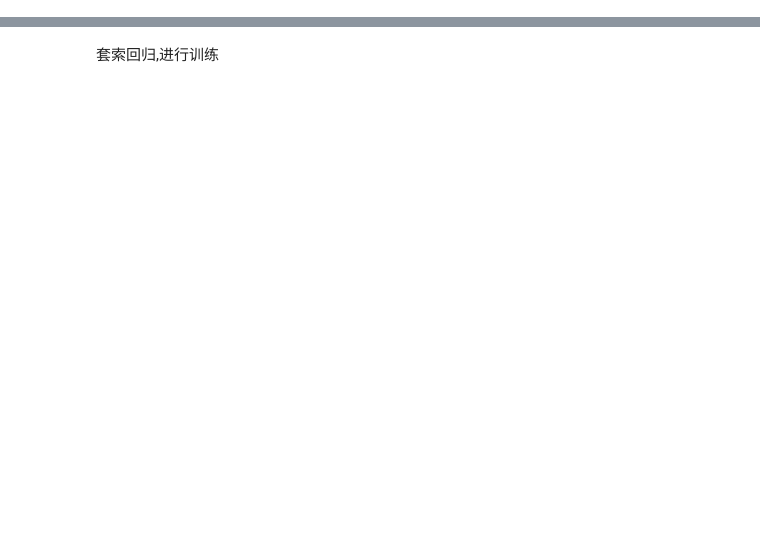
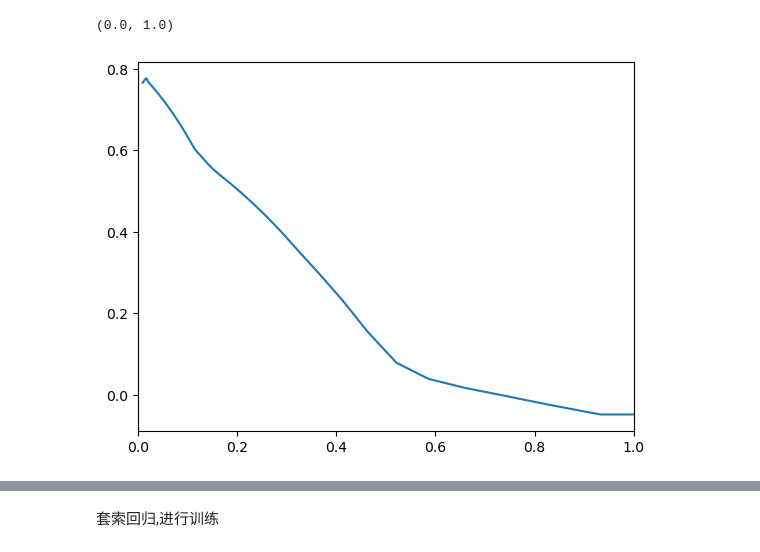
Before and after one commit to mrbomrwu/data-analysis, a Jupyter notebook: Pregame simulation/lasso-K.ipynb, the cells around one changed output, grey strips where cells are left out. Drawn from its saved outputs; the diff is of its cells as text; code cells hidden in the pictures; blank space fills up the shorter version.

```diff
--- a/Pregame simulation/lasso-K.ipynb
+++ b/Pregame simulation/lasso-K.ipynb
@@ -15,14 +16,29 @@ df = pd.read_excel(file_path, sheet_name='Sheet1')  # 从Excel文件中加载数
 
 # 将空值赋值为0
 df = df.fillna(0)
+# df = df.drop(['氧化镁(MgO)', '氧化锡(SnO2)'], axis=1)
 # 提取特征矩阵X（去除第一列和最后一列）
 X = df.iloc[:, 1:-1].values
-
-# # 提取标签y（最后一列）
-# y = df.iloc[:, -1].values
 
 # 归一化特征矩阵X
 scaler = MinMaxScaler()
 X_normalized = scaler.fit_transform(X)
 # 提取标签y（最后一列）
-y = np.array([math.fsum(list(value)) for value in X_normalized])
+y = df.iloc[:, -1].values
+
+X_train, X_test, y_train, y_test = train_test_split(X_normalized, y, test_size=0.3)
+# %%
+r2, coefs = [], []
+alpha_range = np.logspace(-2, 3, 100)
+
+for a in alpha_range:
+    lasso = Lasso(alpha = a)
+    lasso.fit(X_train, y_train)
+    r2.append(lasso.score(X_test, y_test))
+    coefs.append(lasso.coef_)
+
+plt.plot(alpha_range, r2)
+plt.gca().set_xlim(0, 1)
+# %% [output]
+(0.0, 1.0)
+[figure, added]
```
Also changed, not shown: parts of 10 cells of this notebook, 3 other files.
